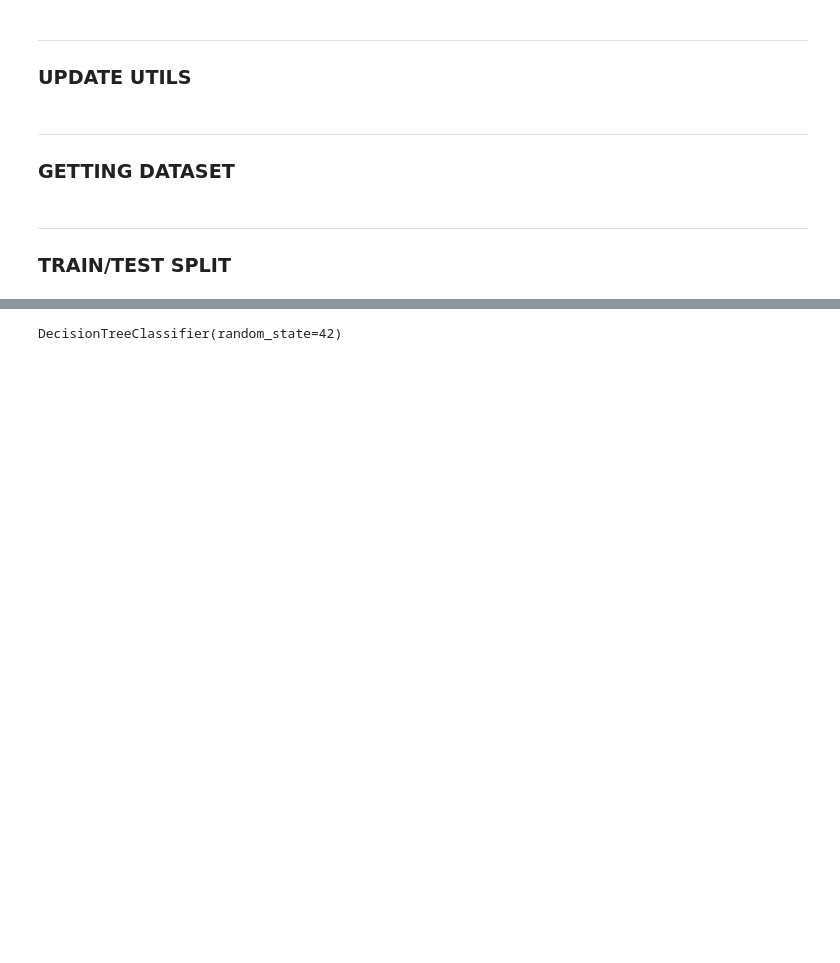
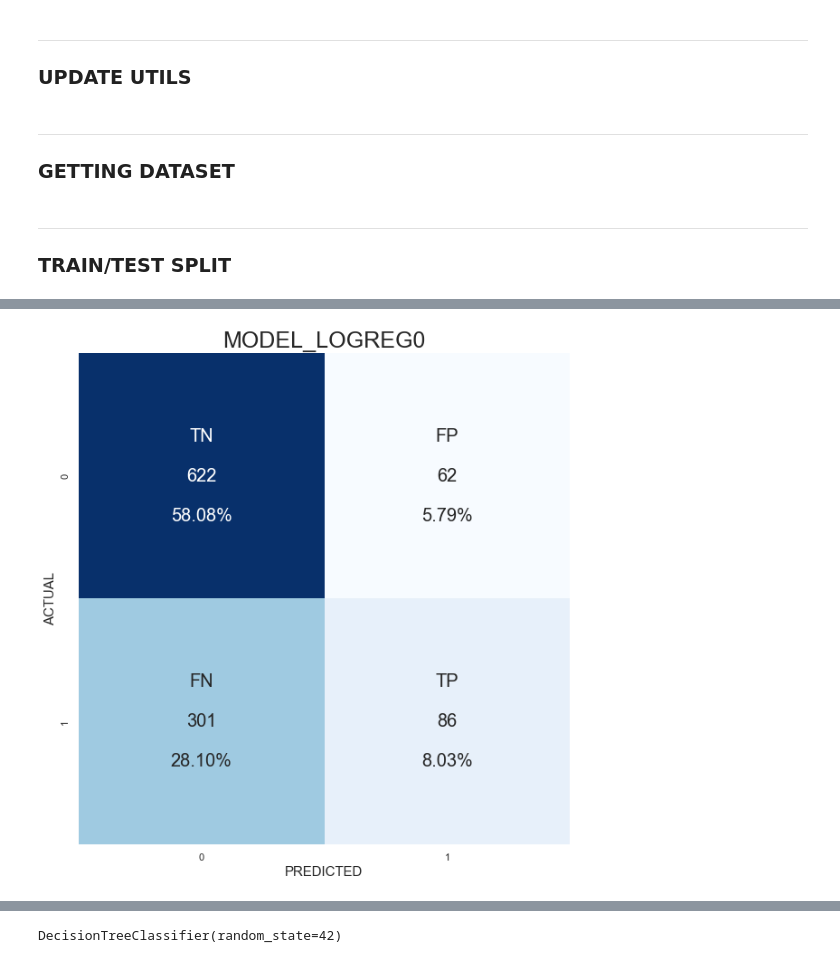
Before and after one commit to mabatalla/Academic-project-Is-this-Picasso, a Jupyter notebook: 03.- Predictions.ipynb, the cells around one changed output, grey strips where cells are left out. Cells and saved outputs as stored; diff of their text form; code cells hidden in the pictures; blank space fills up the shorter version.

```diff
--- a/03.- Predictions.ipynb
+++ b/03.- Predictions.ipynb
@@ -325,0 +238,5 @@ c_matrix_bin(y2_test, preds2)
+# %%
+# Evaluate model_logreg0 performance
+c_matrix_bin('model_logreg0', y0_test, preds0);
+# %% [output]
+[figure, added]
```
Also changed, not shown: parts of 71 cells of this notebook, 1 other file.
